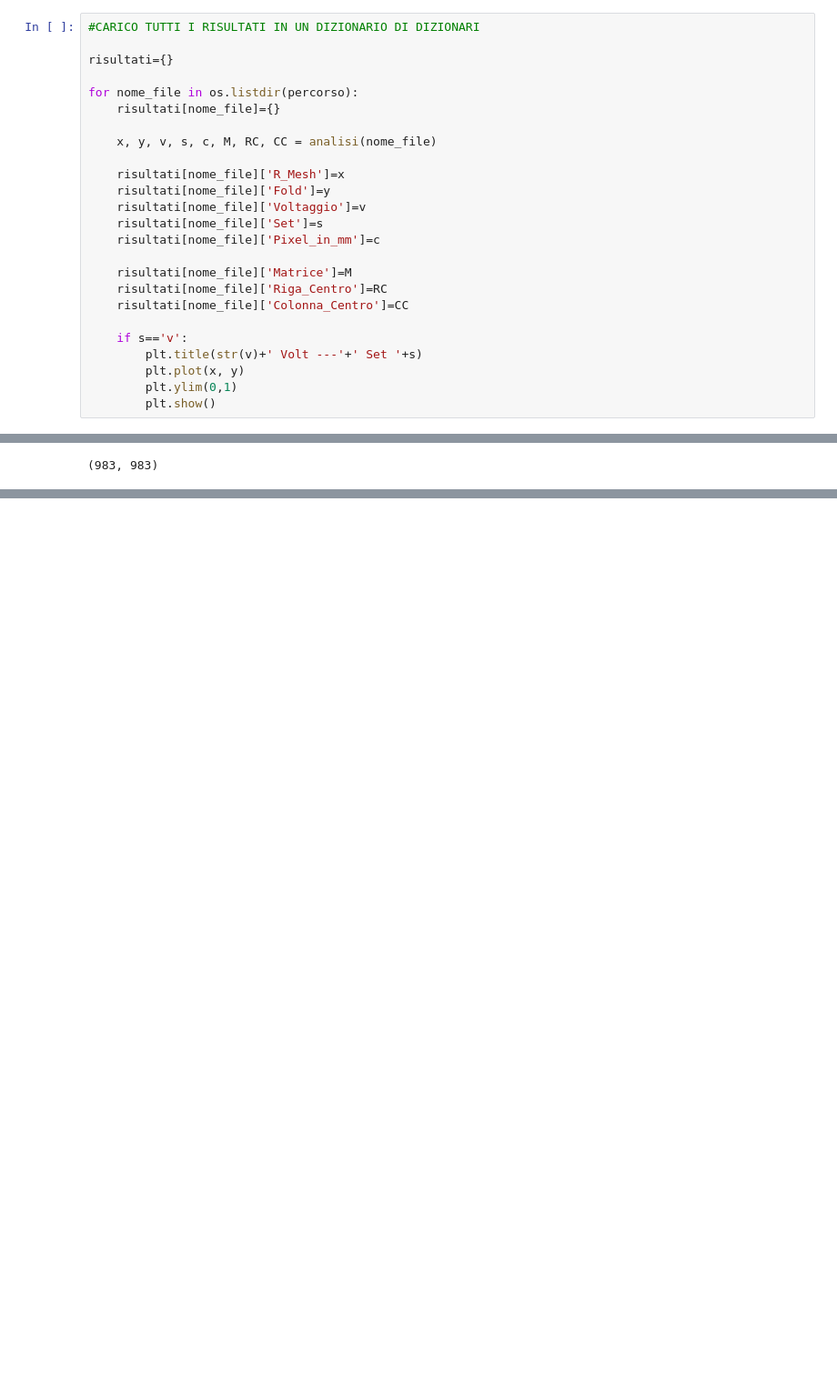
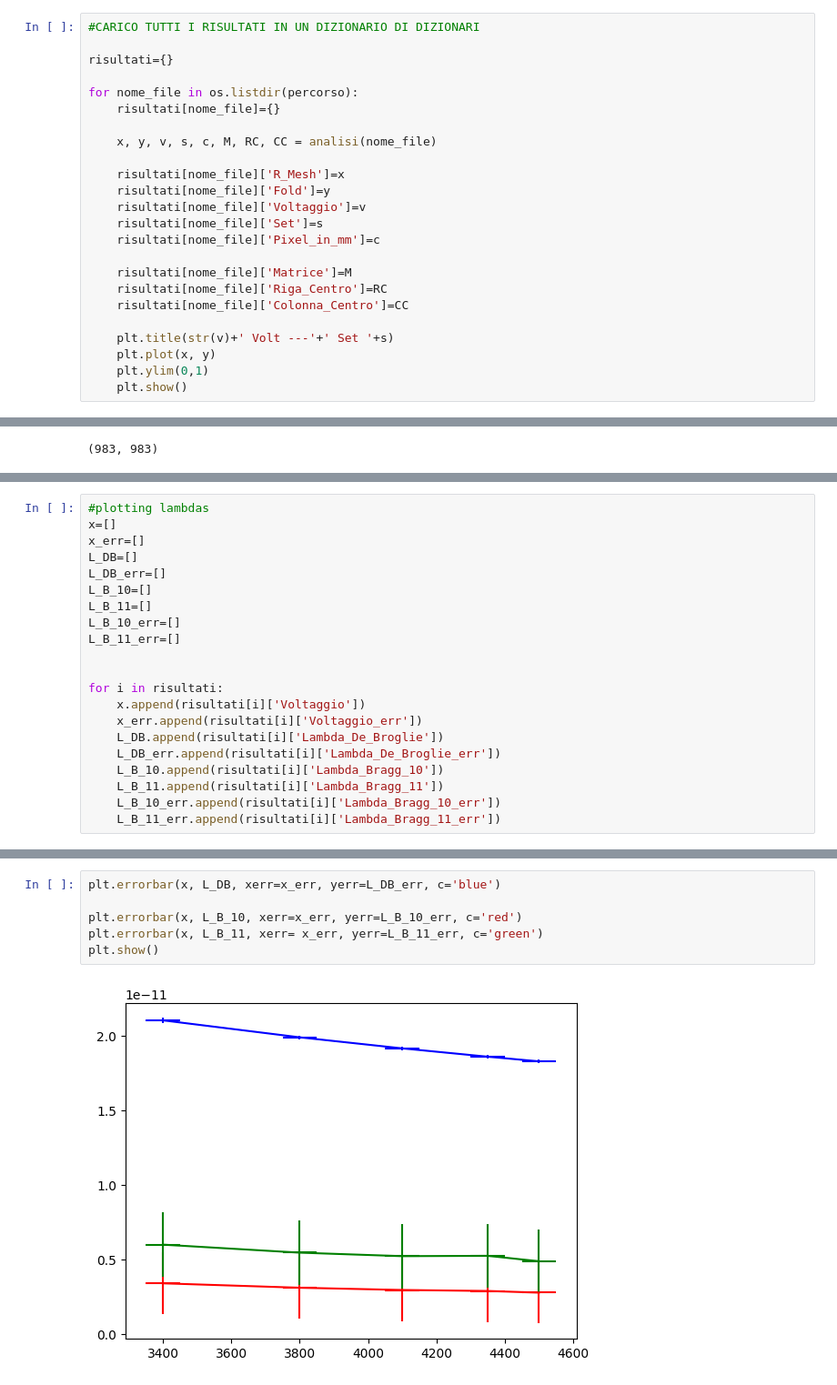
Before and after one commit to carmelo-palazzo/Analisi_Dati_DOP, a Jupyter notebook: Seconda_Parte_codice_generale_chenka_2.ipynb, the cells around one changed output, grey strips where cells are left out. Shown at 91% size. Cells and saved outputs as stored; diff of their text form; blank space fills up the shorter version.

```diff
--- a/Seconda_Parte_codice_generale_chenka_2.ipynb
+++ b/Seconda_Parte_codice_generale_chenka_2.ipynb
@@ -118,9 +128,8 @@ for nome_file in os.listdir(percorso):
     risultati[nome_file]['Riga_Centro']=RC
     risultati[nome_file]['Colonna_Centro']=CC
 
-    if s=='v':
-        plt.title(str(v)+' Volt ---'+' Set '+s)
-        plt.plot(x, y)
-        plt.ylim(0,1)
-        plt.show()
+    plt.title(str(v)+' Volt ---'+' Set '+s)
+    plt.plot(x, y)
+    plt.ylim(0,1)
+    plt.show()
 # %% [output]
@@ -392,0 +360,21 @@ plt.errorbar(np.linspace(0, 18, 18), y=R10, yerr=2)
+# %%
+#plotting lambdas
+x=[]
+x_err=[]
+L_DB=[]
+L_DB_err=[]
+L_B_10=[]
+L_B_11=[]
+L_B_10_err=[]
+L_B_11_err=[]
+
+
+for i in risultati:
+    x.append(risultati[i]['Voltaggio'])
+    x_err.append(risultati[i]['Voltaggio_err'])
+    L_DB.append(risultati[i]['Lambda_De_Broglie'])
+    L_DB_err.append(risultati[i]['Lambda_De_Broglie_err'])
+    L_B_10.append(risultati[i]['Lambda_Bragg_10'])
+    L_B_11.append(risultati[i]['Lambda_Bragg_11'])
+    L_B_10_err.append(risultati[i]['Lambda_Bragg_10_err'])
+    L_B_11_err.append(risultati[i]['Lambda_Bragg_11_err'])
@@ -392,0 +388,8 @@ plt.errorbar(np.linspace(0, 18, 18), y=R10, yerr=2)
+# %%
+plt.errorbar(x, L_DB, xerr=x_err, yerr=L_DB_err, c='blue')
+
+plt.errorbar(x, L_B_10, xerr=x_err, yerr=L_B_10_err, c='red')
+plt.errorbar(x, L_B_11, xerr= x_err, yerr=L_B_11_err, c='green')
+plt.show()
+# %% [output]
+[figure, added]
```
Also changed, not shown: parts of 10 cells of this notebook, 15 other files.
